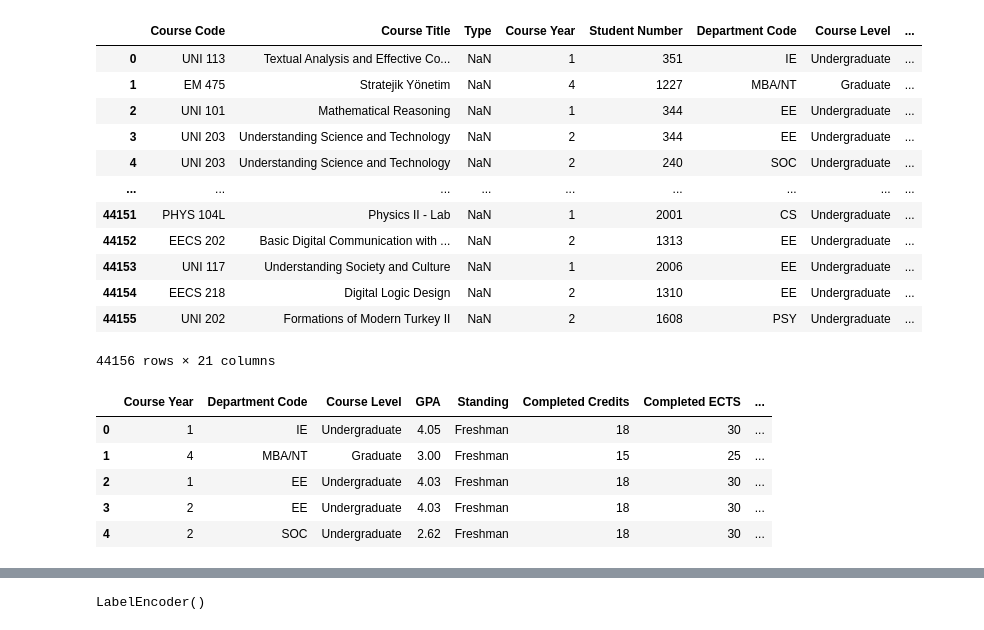
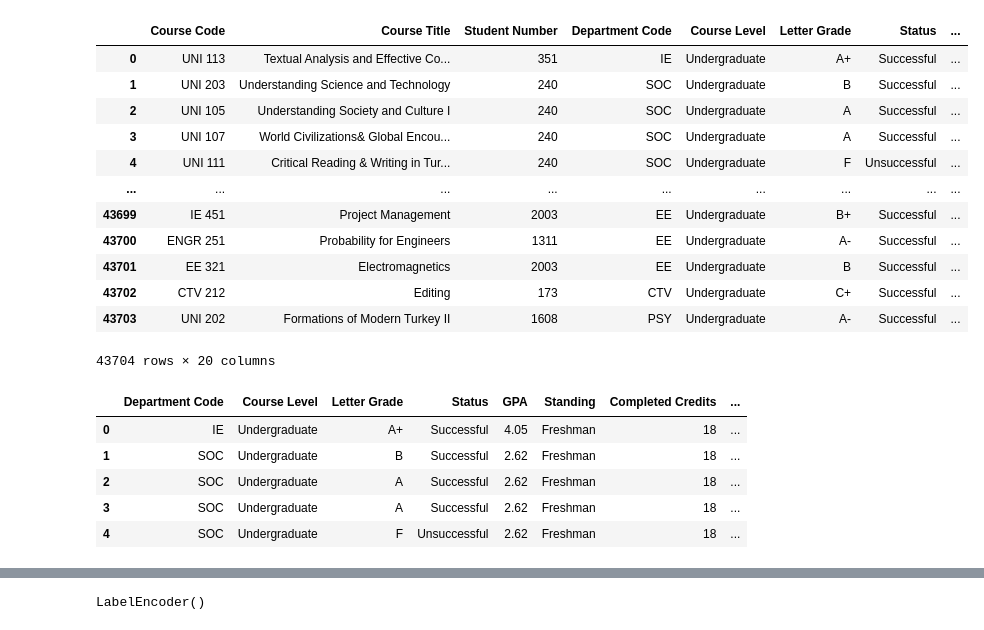
Before and after one commit to ali0jn/Smart-Advisor, a Jupyter notebook: data_mining/Ensemble Models/Majority Voting Analysis.ipynb, the cells around one changed output, grey strips where cells are left out. Cells and saved outputs as stored; diff of their text form; code cells hidden in the pictures.

```diff
--- a/data_mining/Ensemble Models/Majority Voting Analysis.ipynb
+++ b/data_mining/Ensemble Models/Majority Voting Analysis.ipynb
@@ -28,36 +35,36 @@ df.head()
 # %%
 grad_courses = []
 for idx in df.index:
-    if df.iloc[idx, 3] > 4:
+    if df.iloc[idx, 19] > 4:
         grad_courses.append(idx)
 for row_index in grad_courses:
     df.drop(row_index, inplace=True)
 df.index = range(len(df))
 df
 # %% [output]
-|  | Course Code | Course Title | Type | Course Year | Student Number | Department Code | Course Level | ... |
-| 0 | UNI 113 | Textual Analysis and Effective Co... | NaN | 1 | 351 | IE | Undergraduate | ... |
-| 1 | EM 475 | Stratejik Yönetim | NaN | 4 | 1227 | MBA/NT | Graduate | ... |
-| 2 | UNI 101 | Mathematical Reasoning | NaN | 1 | 344 | EE | Undergraduate | ... |
-| 3 | UNI 203 | Understanding Science and Technology | NaN | 2 | 344 | EE | Undergraduate | ... |
-| 4 | UNI 203 | Understanding Science and Technology | NaN | 2 | 240 | SOC | Undergraduate | ... |
+|  | Course Code | Course Title | Student Number | Department Code | Course Level | Letter Grade | Status | ... |
+| 0 | UNI 113 | Textual Analysis and Effective Co... | 351 | IE | Undergraduate | A+ | Successful | ... |
+| 1 | UNI 203 | Understanding Science and Technology | 240 | SOC | Undergraduate | B | Successful | ... |
+| 2 | UNI 105 | Understanding Society and Culture I | 240 | SOC | Undergraduate | A | Successful | ... |
+| 3 | UNI 107 | World Civilizations& Global Encou... | 240 | SOC | Undergraduate | A | Successful | ... |
+| 4 | UNI 111 | Critical Reading & Writing in Tur... | 240 | SOC | Undergraduate | F | Unsuccessful | ... |
 | ... | ... | ... | ... | ... | ... | ... | ... | ... |
-| 44151 | PHYS 104L | Physics II - Lab | NaN | 1 | 2001 | CS | Undergraduate | ... |
-| 44152 | EECS 202 | Basic Digital Communication with ... | NaN | 2 | 1313 | EE | Undergraduate | ... |
-| 44153 | UNI 117 | Understanding Society and Culture | NaN | 1 | 2006 | EE | Undergraduate | ... |
-| 44154 | EECS 218 | Digital Logic Design | NaN | 2 | 1310 | EE | Undergraduate | ... |
-| 44155 | UNI 202 | Formations of Modern Turkey II | NaN | 2 | 1608 | PSY | Undergraduate | ... |
+| 43699 | IE 451 | Project Management | 2003 | EE | Undergraduate | B+ | Successful | ... |
+| 43700 | ENGR 251 | Probability for Engineers | 1311 | EE | Undergraduate | A- | Successful | ... |
+| 43701 | EE 321 | Electromagnetics | 2003 | EE | Undergraduate | B | Successful | ... |
+| 43702 | CTV 212 | Editing | 173 | CTV | Undergraduate | C+ | Successful | ... |
+| 43703 | UNI 202 | Formations of Modern Turkey II | 1608 | PSY | Undergraduate | A- | Successful | ... |
-44156 rows × 21 columns
+43704 rows × 20 columns
 # %%
-df.drop([df.columns[0], df.columns[1], df.columns[2], df.columns[4]], inplace=True, axis=1)
+df.drop([df.columns[0], df.columns[1], df.columns[2]], inplace=True, axis=1)
 df.head()
 # %% [output]
-|  | Course Year | Department Code | Course Level | GPA | Standing | Completed Credits | Completed ECTS | ... |
-| 0 | 1 | IE | Undergraduate | 4.05 | Freshman | 18 | 30 | ... |
-| 1 | 4 | MBA/NT | Graduate | 3.00 | Freshman | 15 | 25 | ... |
-| 2 | 1 | EE | Undergraduate | 4.03 | Freshman | 18 | 30 | ... |
-| 3 | 2 | EE | Undergraduate | 4.03 | Freshman | 18 | 30 | ... |
-| 4 | 2 | SOC | Undergraduate | 2.62 | Freshman | 18 | 30 | ... |
+|  | Department Code | Course Level | Letter Grade | Status | GPA | Standing | Completed Credits | ... |
+| 0 | IE | Undergraduate | A+ | Successful | 4.05 | Freshman | 18 | ... |
+| 1 | SOC | Undergraduate | B | Successful | 2.62 | Freshman | 18 | ... |
+| 2 | SOC | Undergraduate | A | Successful | 2.62 | Freshman | 18 | ... |
+| 3 | SOC | Undergraduate | A | Successful | 2.62 | Freshman | 18 | ... |
+| 4 | SOC | Undergraduate | F | Unsuccessful | 2.62 | Freshman | 18 | ... |
 # %%
 df = pd.concat([df, pd.get_dummies(df['Course Year'], prefix='Course Year'), pd.get_dummies(df['Department Code'], prefix='Department Code'), pd.get_dummies(df['Course Level'], prefix='Course Level'), pd.get_dummies(df['Standing'], prefix='Standing'), pd.get_dummies(df['Status'], prefix='Status')], axis=1)
 df.drop(['Course Year', 'Department Code', 'Course Level', 'Status', 'Standing'], axis=1, inplace=True)
```
Also changed, not shown: parts of 9 cells of this notebook, 20 other files.
